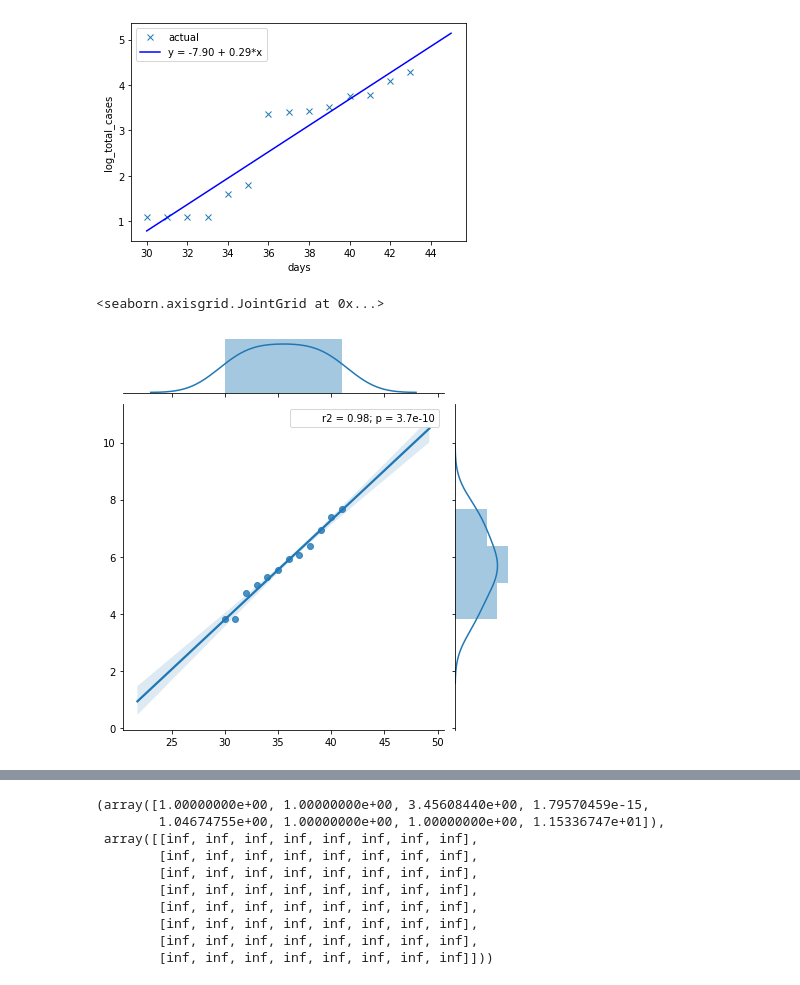
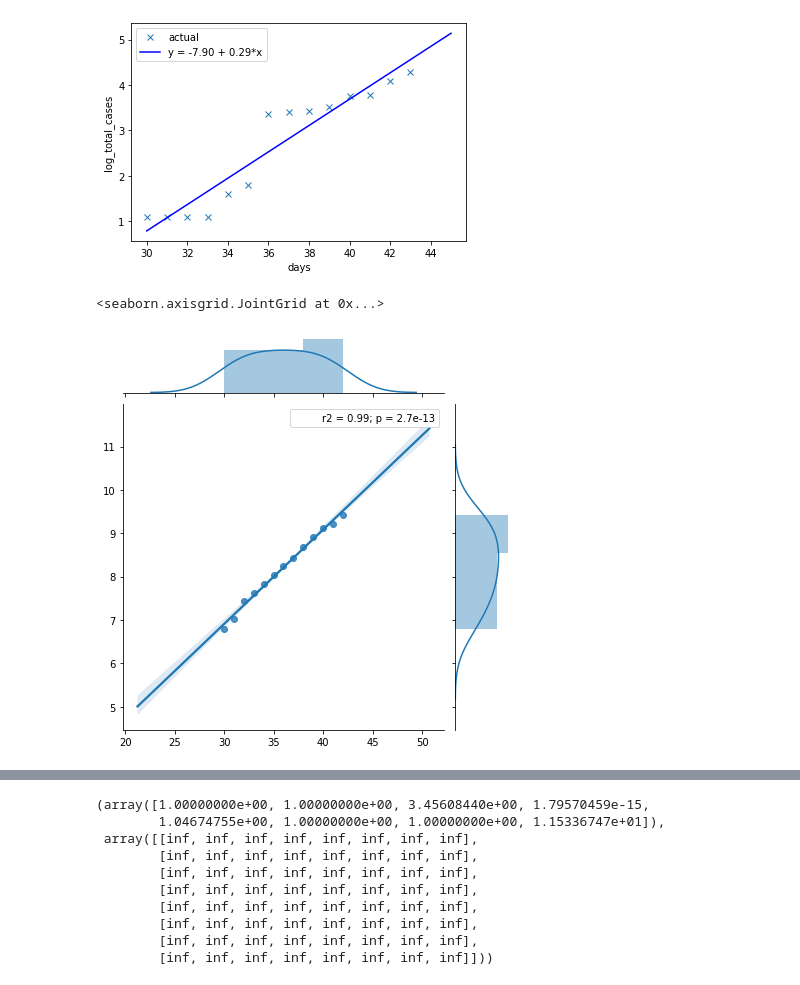
Before and after one commit to rishemjit/COVID_analysis, a Jupyter notebook: Analysis.ipynb, the cells around one changed output, grey strips where cells are left out. Cells and saved outputs as stored; diff of their text form; code cells hidden in the pictures.

```diff
--- a/Analysis.ipynb
+++ b/Analysis.ipynb
@@ -182,14 +181,14 @@ The estimated number of cases in next 3 days are [array([95.41156095]), array([1
 # %%
 import seaborn as sns
 from scipy import stats
-country = 'Spain'
+country = 'Italy'
 x = np.array(dCVsub_country[country]['day']).reshape(-1,1)
 y = np.array(dCVsub_country[country]['log_total_cases']).reshape(-1,1)
 def r2(x, y):
     r = stats.pearsonr(x, y)[0] ** 2
     p = stats.pearsonr(x, y)[1]
     return (r,p)
 sns.jointplot(x, y, kind="reg", stat_func=r2)
 # %% [output]
 <seaborn.axisgrid.JointGrid at 0x...>
-[figure, old version]
+[figure, new version]
```
Also changed, not shown: parts of 2 cells of this notebook.
